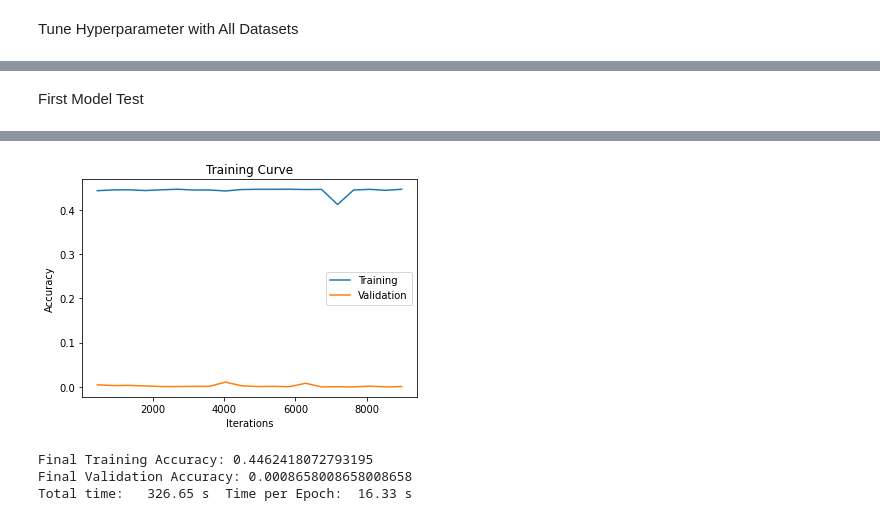
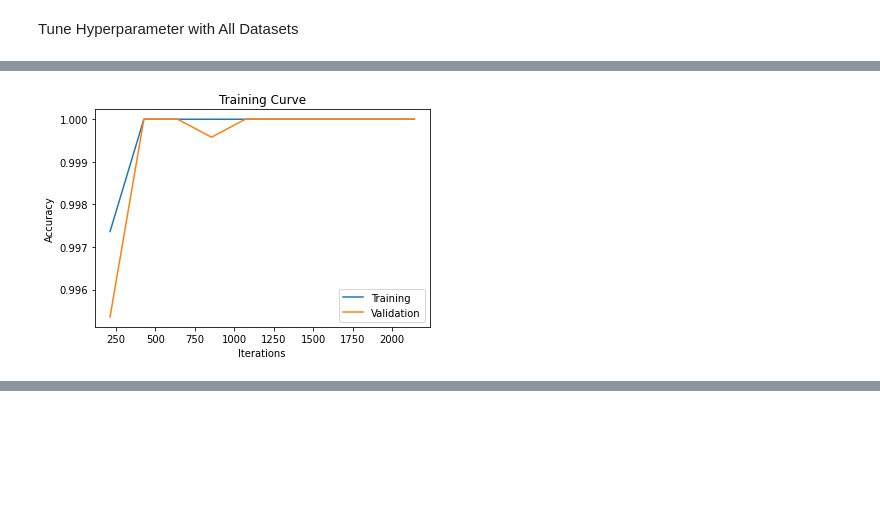
Before and after one commit to SupermarketAutomationAI/PrimaryModel_1, a Jupyter notebook: primary_model_JX.ipynb, the cells around one changed output, grey strips where cells are left out. Drawn from its saved outputs; the diff is of its cells as text; code cells hidden in the pictures; blank space fills up the shorter version.

```diff
--- a/primary_model_JX.ipynb
+++ b/primary_model_JX.ipynb
@@ -366,13 +389,13 @@ torch.manual_seed(1) # set the random seed
 class AlexNetCNNClassifier(nn.Module):
     def __init__(self):
         super(AlexNetCNNClassifier, self).__init__()
-        self.conv1 = nn.Conv2d(256, 50, 3) # creates 4x4 feature map
+        self.conv1 = nn.Conv2d(256, 128, 3) # creates 4x4 feature map
         self.pool = nn.MaxPool2d(2, 2) # createst 2x2 feature map
-        self.fc1 = nn.Linear(50*2*2, 15) # <<<<<< output 14 classes but with 14 it errors out...
+        self.fc1 = nn.Linear(128*2*2, 7)
 
     def forward(self, x):
         x = self.pool(F.relu(self.conv1(x)))
-        x = x.view(-1, 50*2*2)
+        x = x.view(-1, 128*2*2)
         x = self.fc1(x)
         return x
 # %%
@@ -571,10 +486,8 @@ Total time:   72.70 s  Time per Epoch:   3.64 s
-# %% [markdown]
-First Model Test
 # %%
-# Initial model with all datasets (multiple and single fruit in each image as well as all the different apple varieties)
+# With 7 classes and V2
 model = AlexNetCNNClassifier()
 train_loader, val_loader, test_loader = get_feature_loader(parent_dir, batch_size=32) # reload AlexNet features with new batch_size
-train_AlexNet(model, train_loader, val_loader, batch_size=32, num_epochs=20)
+train_AlexNet(model, train_loader, val_loader, batch_size=32, num_epochs=10)
 # %% [output]
 Training Shape:
 torch.Size([32, 256, 6, 6])
@@ -590,0 +509 @@ Training Started...
+[figure, new version]
@@ -611,4 +512,0 @@ Epoch 20 | Training Accuracy: 0.4462418072793195 | Validation Accuracy: 0.000865
-[figure, old version]
-Final Training Accuracy: 0.4462418072793195
-Final Validation Accuracy: 0.0008658008658008658
-Total time:   326.65 s  Time per Epoch:  16.33 s
```
Also changed, not shown: parts of 14 cells of this notebook.
